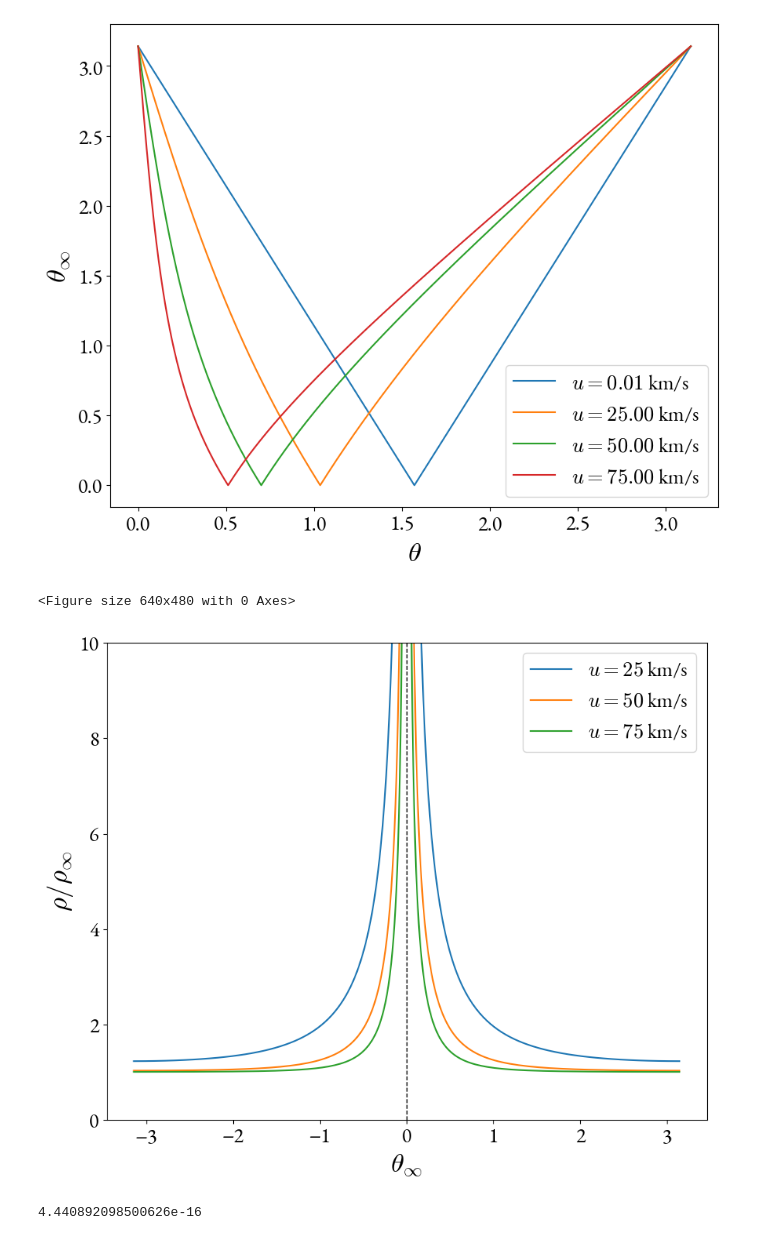
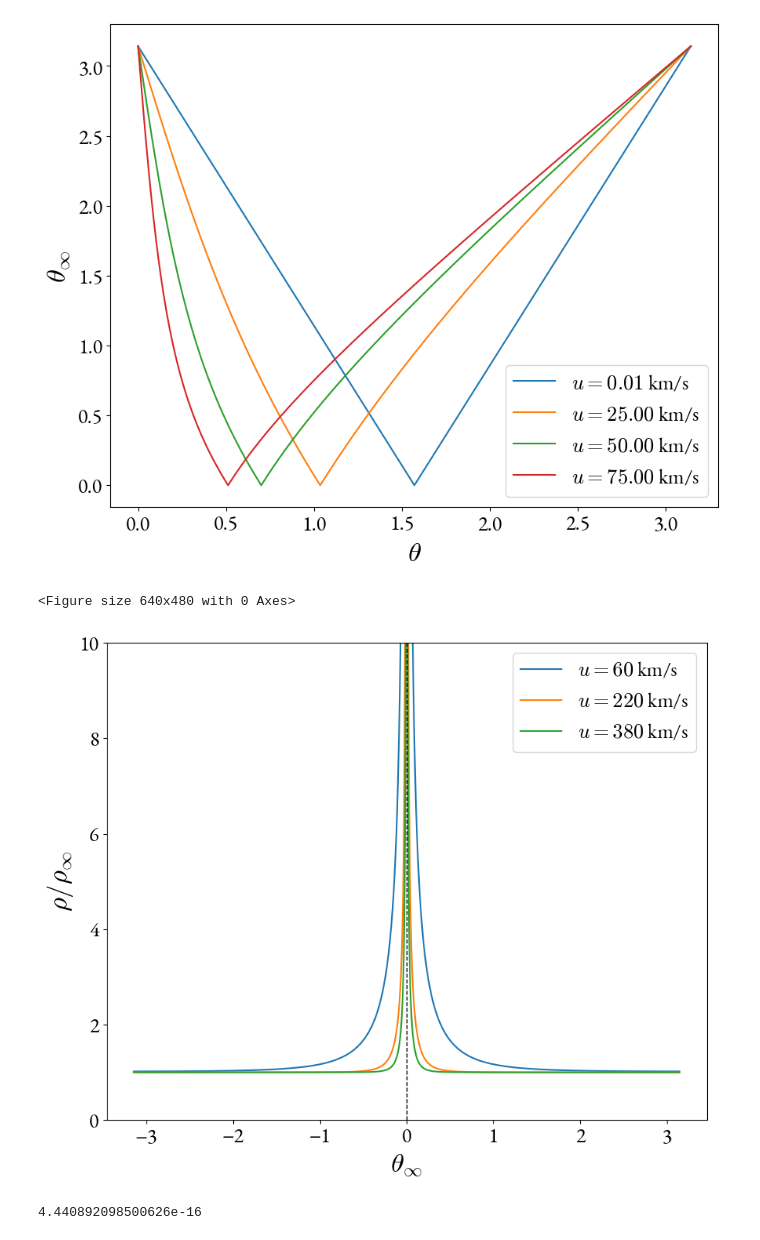
Before and after one commit to shauryagarg145/dark-matter-waves, a Jupyter notebook: jacobian.ipynb, the cells around one changed output. Drawn from its saved outputs; the diff is of its cells as text; code cells hidden in the pictures.

Commit message:
Made a different plot with diff speeds

```diff
--- a/jacobian.ipynb
+++ b/jacobian.ipynb
@@ -292,38 +292,38 @@ Phi = -grav()
 
 c = ["tab:blue", "tab:orange", "tab:green"]
 i = 0
-for spd in [25, 50, 75]:
+for spd in [60, 220, 380]:
     spd_loc = np.sqrt(2*Phi + spd*spd)
 
     #phi = [0.05235987755982974]
     #phi = [np.pi/2]
 
     dens = []
     for p in phi:
         ang1 = minimize(func, x0 = np.arccos(spd/spd_loc), bounds = [(np.arccos(spd/spd_loc), np.pi)], args=(spd, -grav(), p)).x[0]
         ang2 = minimize(func, x0 = 0, bounds = [(0,np.arccos(spd/spd_loc))], args=(spd, -grav(), np.pi - p)).x[0]
 
-        assert func(ang1, spd, Phi, p) < 1e-7
-        assert func(ang2, spd, Phi, np.pi - p) < 1e-7
+        assert func(ang1, spd, Phi, p) < 1e-5
+        assert func(ang2, spd, Phi, np.pi - p) < 1e-5
 
         den = 1 / jacobian_closed_form(spd_loc, Phi, ang1) + 1 / jacobian_closed_form(spd_loc, Phi, ang2)
         dens.append(den)
 
     plt.semilogy(phi[1:], dens[1:], c = c[i], label = f"$u = {spd}$ km/s")
     plt.semilogy(-phi[1:][::-1], dens[1:][::-1], c = c[i])
     i+=1
 
 plt.yscale("linear")
 plt.ylim((0, 10))
 plt.axvline(0, ls="--", c="black", lw=1)
 plt.legend()
 
 plt.xlabel("$\\theta_\\infty$")
 plt.ylabel("$\\rho / \\rho_\\infty$")
 plt.savefig("plots/densityvsang.png", bbox_inches="tight", dpi = 500)
 # %% [output]
 <Figure size 640x480 with 0 Axes>
-[figure, old version]
+[figure, new version]
 # %%
 func(ang2, spd, Phi, np.pi-p)
 # %% [output]
```
Also changed, not shown: 1 other file.
